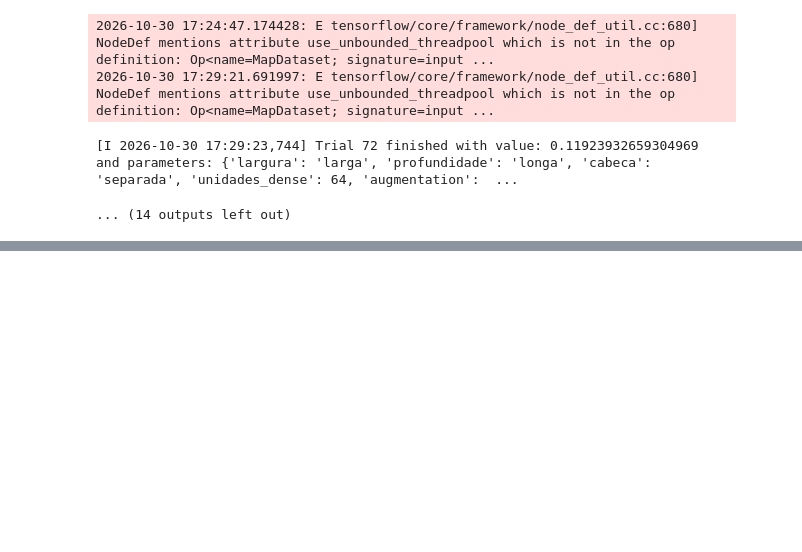
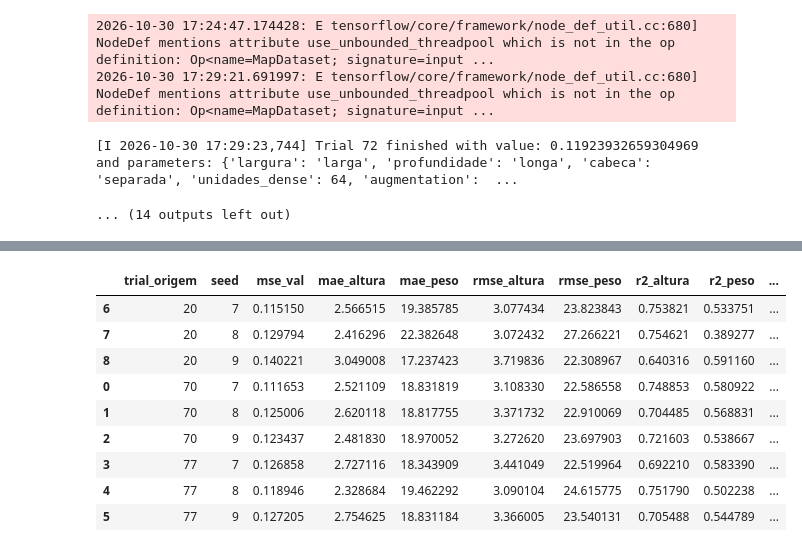
Before and after one commit to gabrielrech06/t2-deeplearning, a Jupyter notebook: t2.ipynb, the cells around one changed output, grey strips where cells are left out. Saved outputs shown, nothing was run; the diff lists cells and outputs as text; code cells hidden in the pictures; blank space fills up the shorter version.

```diff
--- a/t2.ipynb
+++ b/t2.ipynb
@@ -1420,0 +1503,38 @@ WARNING:tensorflow:6 out of the last 12 calls to <function TensorFlowTrainer.mak
+# %%
+metricas_confirmacao = [
+    "mse_val",
+    "mae_altura",
+    "mae_peso",
+    "rmse_altura",
+    "rmse_peso",
+    "r2_altura",
+    "r2_peso",
+]
+
+df_confirmacao = pd.DataFrame([
+    {
+        "trial_origem": resultado["trial_origem"],
+        "seed": resultado["seed"],
+        **{
+            metrica: resultado[metrica]
+            for metrica in metricas_confirmacao
+        },
+        "melhor_epoca": resultado["melhor_epoca"],
+        "tempo_segundos": resultado["tempo_segundos"],
+    }
+    for resultado in resultados_confirmacao
+])
+
+
+df_confirmacao.sort_values(["trial_origem", "seed"])
+# %% [output]
+|  | trial_origem | seed | mse_val | mae_altura | mae_peso | rmse_altura | rmse_peso | r2_altura | r2_peso | ... |
+| 6 | 20 | 7 | 0.115150 | 2.566515 | 19.385785 | 3.077434 | 23.823843 | 0.753821 | 0.533751 | ... |
+| 7 | 20 | 8 | 0.129794 | 2.416296 | 22.382648 | 3.072432 | 27.266221 | 0.754621 | 0.389277 | ... |
+| 8 | 20 | 9 | 0.140221 | 3.049008 | 17.237423 | 3.719836 | 22.308967 | 0.640316 | 0.591160 | ... |
+| 0 | 70 | 7 | 0.111653 | 2.521109 | 18.831819 | 3.108330 | 22.586558 | 0.748853 | 0.580922 | ... |
+| 1 | 70 | 8 | 0.125006 | 2.620118 | 18.817755 | 3.371732 | 22.910069 | 0.704485 | 0.568831 | ... |
+| 2 | 70 | 9 | 0.123437 | 2.481830 | 18.970052 | 3.272620 | 23.697903 | 0.721603 | 0.538667 | ... |
+| 3 | 77 | 7 | 0.126858 | 2.727116 | 18.343909 | 3.441049 | 22.519964 | 0.692210 | 0.583390 | ... |
+| 4 | 77 | 8 | 0.118946 | 2.328684 | 19.462292 | 3.090104 | 24.615775 | 0.751790 | 0.502238 | ... |
+| 5 | 77 | 9 | 0.127205 | 2.754625 | 18.831184 | 3.366005 | 23.540131 | 0.705488 | 0.544789 | ... |
```
Also changed, not shown: parts of 13 cells of this notebook, 12 other files.
